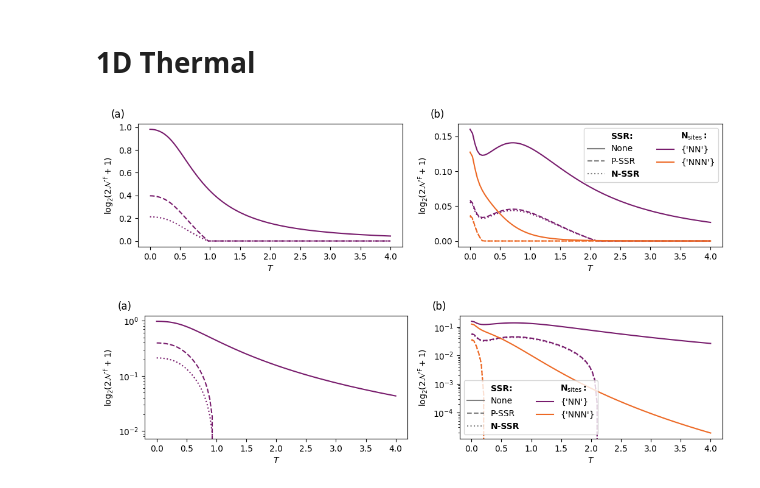
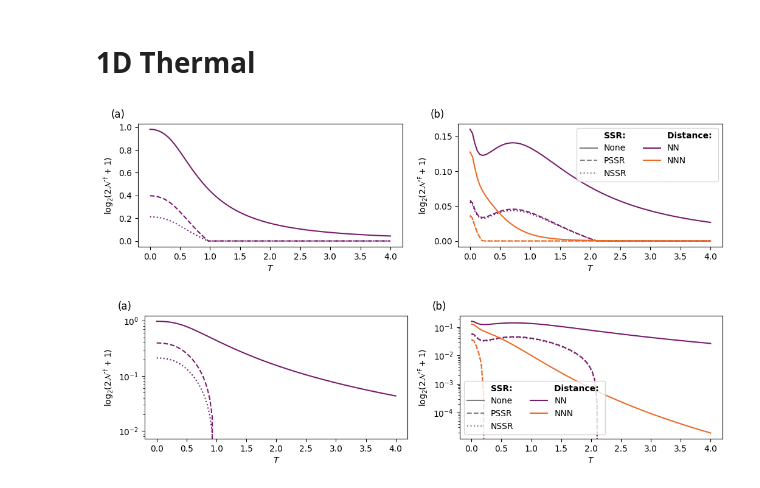
Before and after one commit to beddalumia/ThermalSSRproject, a Jupyter notebook: Generate_plots.ipynb, the cells around one changed output. Cells and saved outputs as stored; diff of their text form; code cells hidden in the pictures.

```diff
--- a/Generate_plots.ipynb
+++ b/Generate_plots.ipynb
@@ -855,42 +855,42 @@ handles.insert(0,dummy3)
 handles.insert(0,dummy2)
 handles.insert(0,dummy1)
 handles.insert(0,dummy5)
-labels.insert(0,"$\mathbf{N_{\mathrm{sites}}:}$")
-labels.insert(0,"N-SSR")
-labels.insert(0,"P-SSR")
+labels.insert(0,"Distance: ")
+labels.insert(0,"NSSR")
+labels.insert(0,"PSSR")
 labels.insert(0,"None")
 labels.insert(0,"SSR:")
 
 ax[0].set_xlabel(r"$T$")
 ax[1].set_xlabel(r"$T$")
 ax[1].set_ylabel(r"$\log_2\!\left(2\mathcal{N}^\mathrm{\,F}+1\right)$")
 ax[0].set_ylabel(r"$\log_2\!\left(2\mathcal{N}^\mathrm{\,F}+1\right)$")
 leg = ax[1].legend(handles, labels, ncol=2)
 leg.get_texts()[0].set_fontweight('bold')
-leg.get_texts()[3].set_fontweight('bold')
+leg.get_texts()[4].set_fontweight('bold')
 
 labels = [r"(a)", r"(b)", r"(c)", r"(d)", r"(e)", r"(f)", r"(g)"]
 ax[0].text(
     -0.05, 1.03, labels[0],
     transform=ax[0].transAxes,
     fontsize=12,
     #fontweight="bold",
     va="bottom",
     ha="right"
 )
 ax[1].text(
     -0.05, 1.03, labels[1],
     transform=ax[1].transAxes,
     fontsize=12,
     #fontweight="bold",
     va="bottom",
     ha="right"
 )
 
 fig.tight_layout()
 fig.savefig("pic/1D_Thermal_noninteracting.pdf")
 # %% [output]
-[figure, old version]
+[figure, new version]
 # %%
 distances = pd.read_csv("./U=0/data/Thermal1D_distances.csv", header = None).iloc[0,:].tolist()
 fillings = pd.read_csv("./U=0/data/Thermal1D_fillings.csv", header = None).iloc[:,0].tolist()
@@ -928,9 +928,9 @@ handles.insert(0,dummy3)
 handles.insert(0,dummy2)
 handles.insert(0,dummy1)
 handles.insert(0,dummy5)
-labels.insert(0,"$\mathbf{N_{\mathrm{sites}}:}$")
-labels.insert(0,"N-SSR")
-labels.insert(0,"P-SSR")
+labels.insert(0,"Distance: ")
+labels.insert(0,"NSSR")
+labels.insert(0,"PSSR")
 labels.insert(0,"None")
 labels.insert(0,"SSR:")
 
@@ -940,7 +940,7 @@ ax[1].set_ylabel(r"$\log_2\!\left(2\mathcal{N}^\mathrm{\,F}+1\right)$")
 ax[0].set_ylabel(r"$\log_2\!\left(2\mathcal{N}^\mathrm{\,F}+1\right)$")
 leg = ax[1].legend(handles, labels, ncol=2)
 leg.get_texts()[0].set_fontweight('bold')
-leg.get_texts()[3].set_fontweight('bold')
+leg.get_texts()[4].set_fontweight('bold')
 
 labels = [r"(a)", r"(b)", r"(c)", r"(d)", r"(e)", r"(f)", r"(g)"]
 ax[0].text(
@@ -966,4 +966,4 @@ ax[1].set_yscale('log')
 fig.tight_layout()
 fig.savefig("pic/1D_Thermal_noninteracting_log.pdf")
 # %% [output]
-[figure, old version]
+[figure, new version]
```
Also changed, not shown: parts of 4 cells of this notebook.
